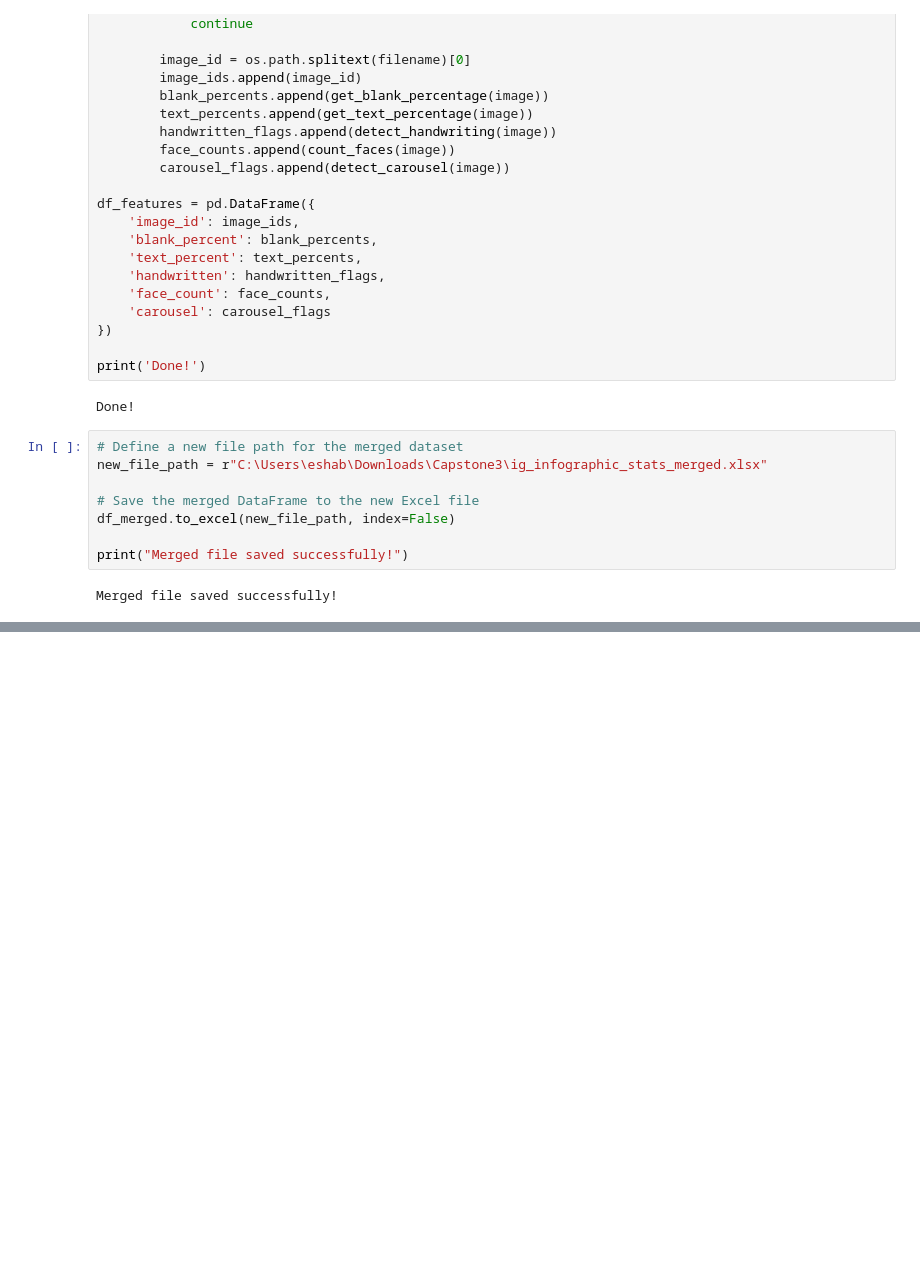
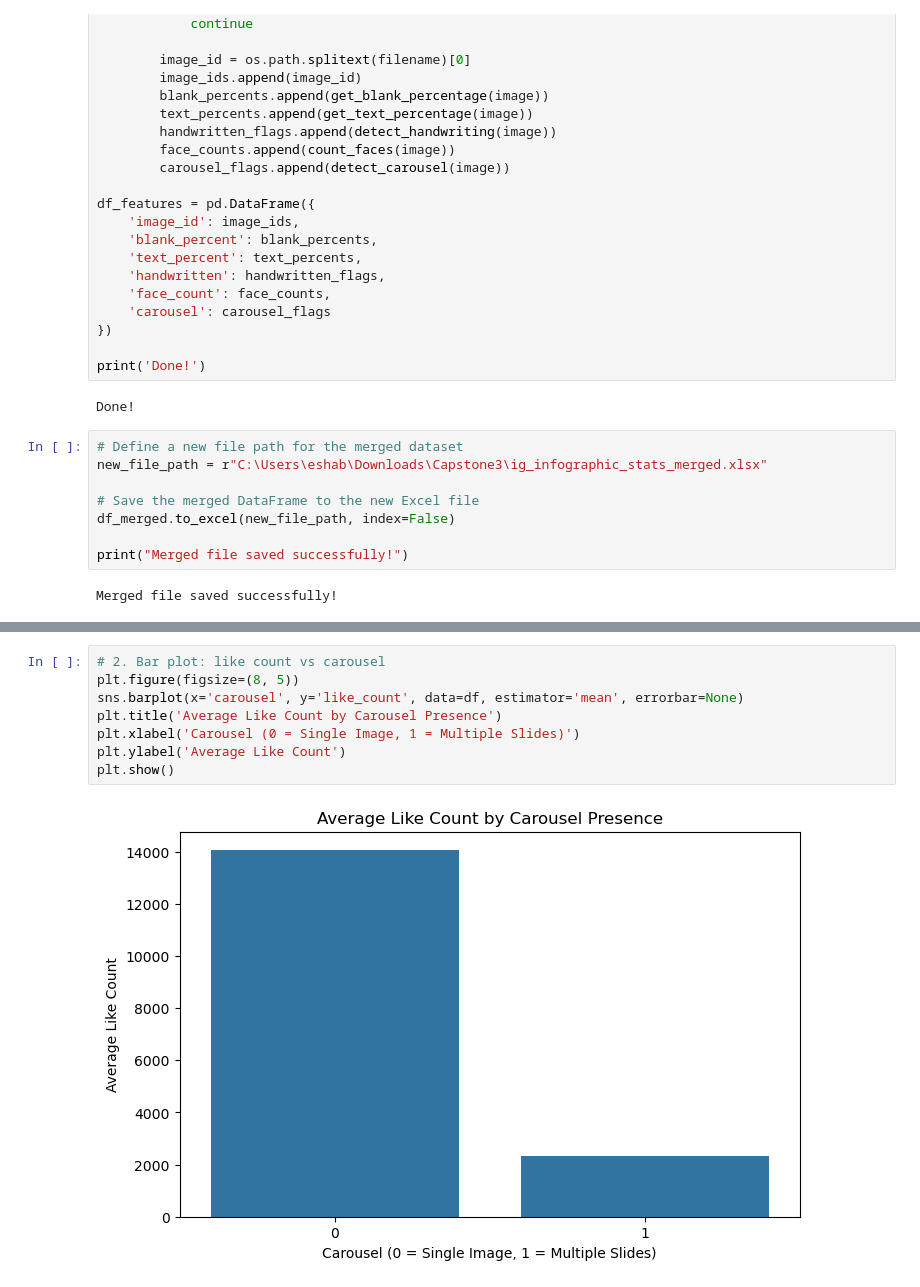
Before and after one commit to ebhatsha/CapstonePortfolio, a Jupyter notebook: EducationImagesCapstone3.ipynb, the cells around one changed output, grey strips where cells are left out. Saved outputs shown, nothing was run; the diff lists cells and outputs as text; blank space fills up the shorter version.

```diff
--- a/EducationImagesCapstone3.ipynb
+++ b/EducationImagesCapstone3.ipynb
@@ -215,0 +233,10 @@ df.head
+# %%
+# 2. Bar plot: like count vs carousel
+plt.figure(figsize=(8, 5))
+sns.barplot(x='carousel', y='like_count', data=df, estimator='mean', errorbar=None)
+plt.title('Average Like Count by Carousel Presence')
+plt.xlabel('Carousel (0 = Single Image, 1 = Multiple Slides)')
+plt.ylabel('Average Like Count')
+plt.show()
+# %% [output]
+[figure, added]
```
Also changed, not shown: parts of 8 cells of this notebook.
